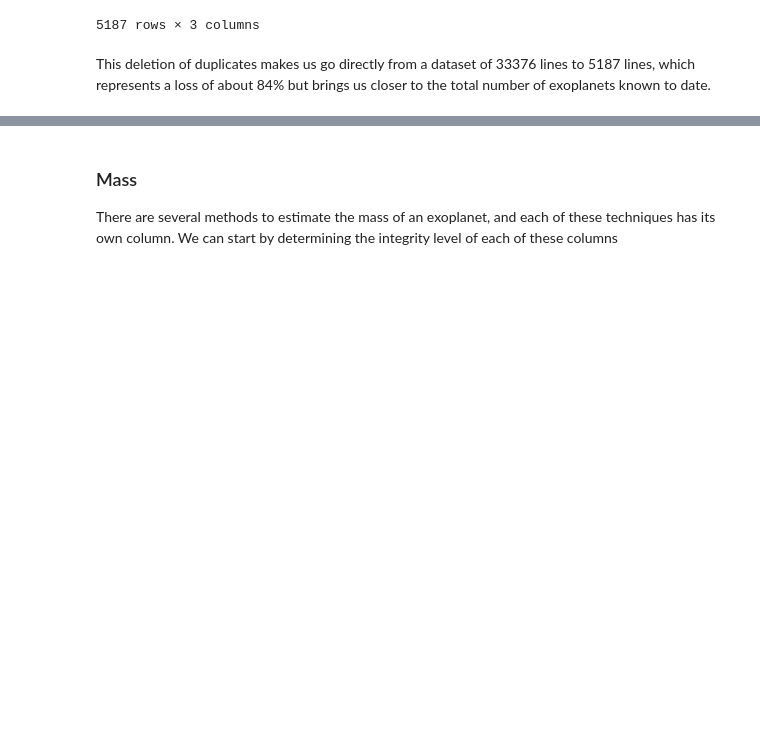
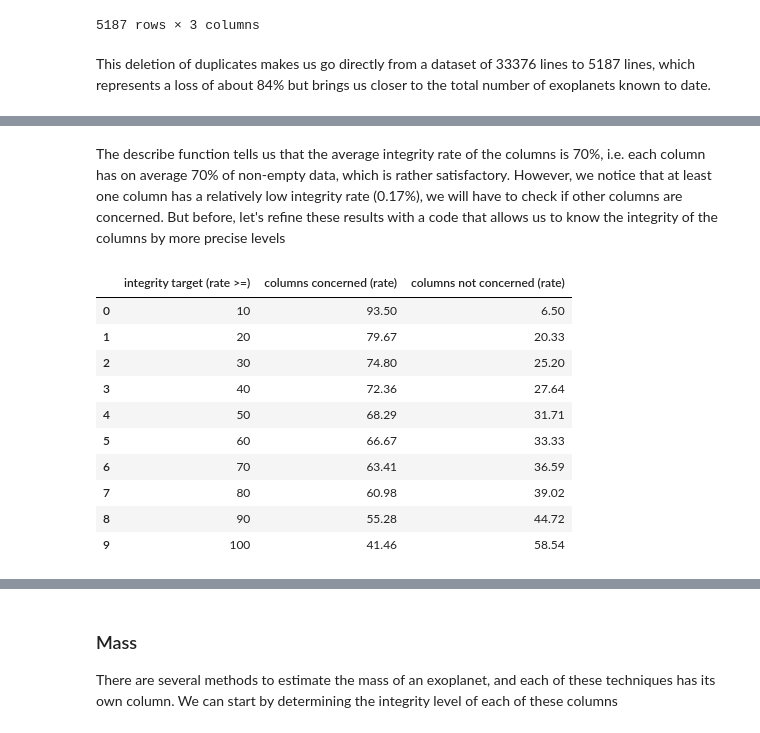
Before and after one commit to Kartmaan/Exoplanets, a Jupyter notebook: exoplanets.ipynb, the cells around one changed output, grey strips where cells are left out. Saved outputs shown, nothing was run; the diff lists cells and outputs as text; code cells hidden in the pictures; blank space fills up the shorter version.

```diff
--- a/exoplanets.ipynb
+++ b/exoplanets.ipynb
@@ -233,0 +235,9 @@ This deletion of duplicates makes us go directly from a dataset of 33376 lines t
+# %%
+integ_list = []
+
+# We pass each column name to the 'nan' function
+for name in df.columns:
+    nan_res = nan(name, df=df)
+    integ_list.append((name, nan_res[0], nan_res[1]))
+
+integ_df = pd.DataFrame(integ_list, columns=['column name', 'integrity val', 'integrity rate'])
@@ -233,0 +256,24 @@ This deletion of duplicates makes us go directly from a dataset of 33376 lines t
+# %% [markdown]
+The describe function tells us that the average integrity rate of the columns is 70%, i.e. each column has on average 70% of non-empty data, which is rather satisfactory. However, we notice that at least one column has a relatively low integrity rate (0.17%), we will have to check if other columns are concerned. But before, let's refine these results with a code that allows us to know the integrity of the columns by more precise levels
+# %%
+integ_list = []
+cols = len(df.columns)
+for ten in range(10, 110, 10):
+    lim = len(integ_df.loc[integ_df['integrity rate'] >= ten])
+    lim_rate = perc(cols, lim)
+    integ_list.append((ten, lim_rate, 100-lim_rate))
+
+integ_more_df = pd.DataFrame(integ_list, columns=['integrity target (rate >=)', 'columns concerned (rate)', 'columns not concerned (rate)'])
+integ_more_df
+# %% [output]
+|  | integrity target (rate >=) | columns concerned (rate) | columns not concerned (rate) |
+| 0 | 10 | 93.50 | 6.50 |
+| 1 | 20 | 79.67 | 20.33 |
+| 2 | 30 | 74.80 | 25.20 |
+| 3 | 40 | 72.36 | 27.64 |
+| 4 | 50 | 68.29 | 31.71 |
+| 5 | 60 | 66.67 | 33.33 |
+| 6 | 70 | 63.41 | 36.59 |
+| 7 | 80 | 60.98 | 39.02 |
+| 8 | 90 | 55.28 | 44.72 |
+| 9 | 100 | 41.46 | 58.54 |
```
Also changed, not shown: parts of 10 cells of this notebook.
